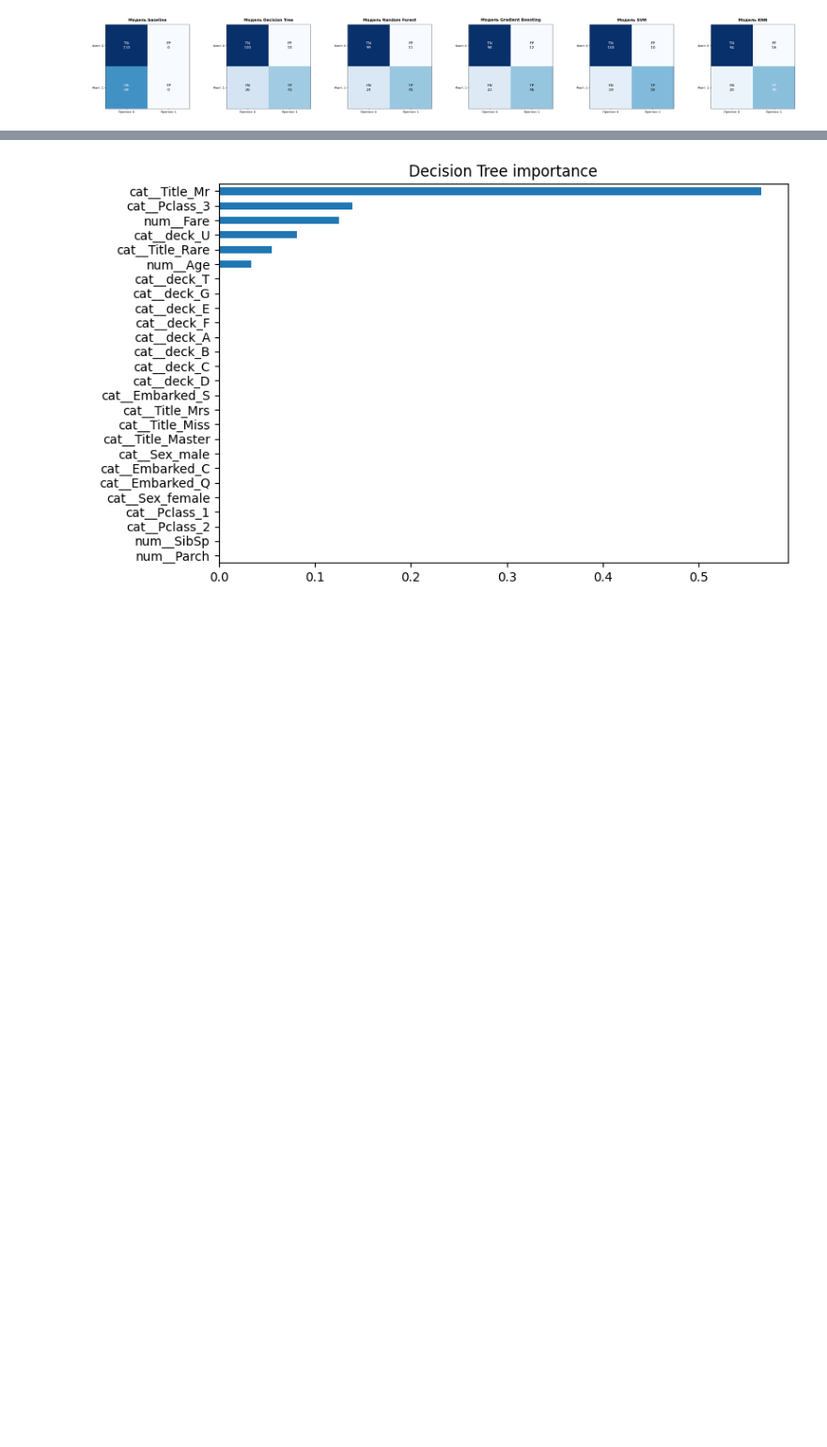
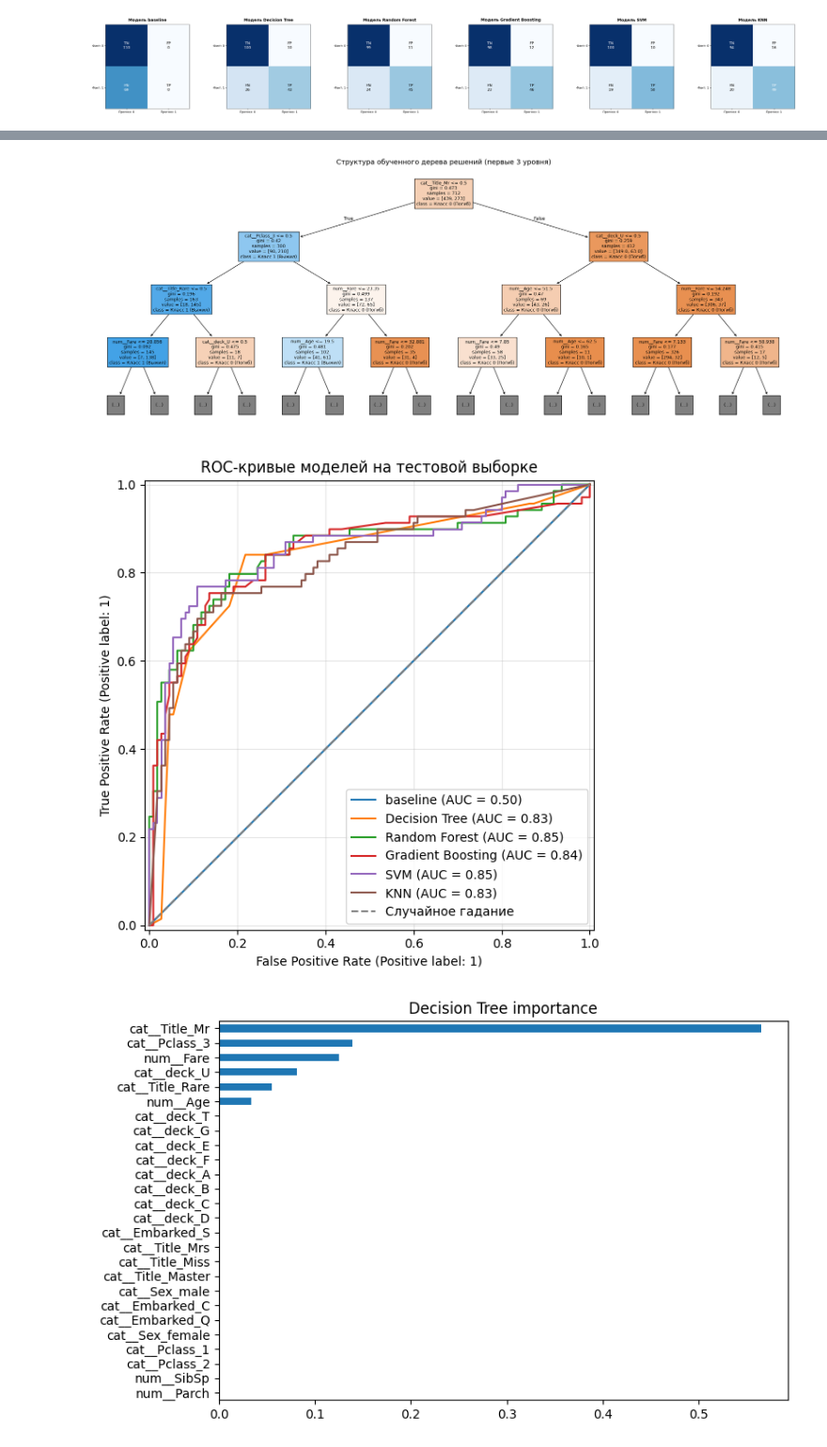
Before and after one commit to geori0/ml_labs, a Jupyter notebook: classification/lab02.ipynb, the cells around one changed output, grey strips where cells are left out. Shown at 94% size. Saved outputs shown, nothing was run; the diff lists cells and outputs as text; code cells hidden in the pictures; blank space fills up the shorter version.

```diff
--- a/classification/lab02.ipynb
+++ b/classification/lab02.ipynb
@@ -319,3 +375,29 @@ plt.show()
+# %%
+from sklearn.tree import plot_tree
+from sklearn.metrics import RocCurveDisplay
+
+
+plt.figure(figsize=(20, 8))
+dt_estimator = tree.named_steps['model']
+feature_names = tree.named_steps['prep'].get_feature_names_out()
+plot_tree(dt_estimator, filled=True, feature_names=feature_names,
+          class_names=['Класс 0 (Погиб)', 'Класс 1 (Выжил)'], fontsize=9, max_depth=3)
+plt.title('Структура обученного дерева решений (первые 3 уровня)', fontsize=14)
+plt.tight_layout()
+plt.show()
+
+fig, ax = plt.subplots(figsize=(8, 6))
+for name, model in models.items():
+    RocCurveDisplay.from_estimator(model, X_test, y_test, name=name, ax=ax)
+ax.plot([0, 1], [0, 1], linestyle='--', color='gray', label='Случайное гадание')
+ax.set_title('ROC-кривые моделей на тестовой выборке')
+ax.legend(loc='lower right')
+plt.grid(alpha=0.3)
+plt.tight_layout()
+plt.show()
+# %% [output]
+[figure, added]
+[figure, added]
 # %%
 def plot_importance(model, title):
     est = model.steps[-1][1] if hasattr(model, 'steps') else model
```
Also changed, not shown: parts of 17 cells of this notebook.
